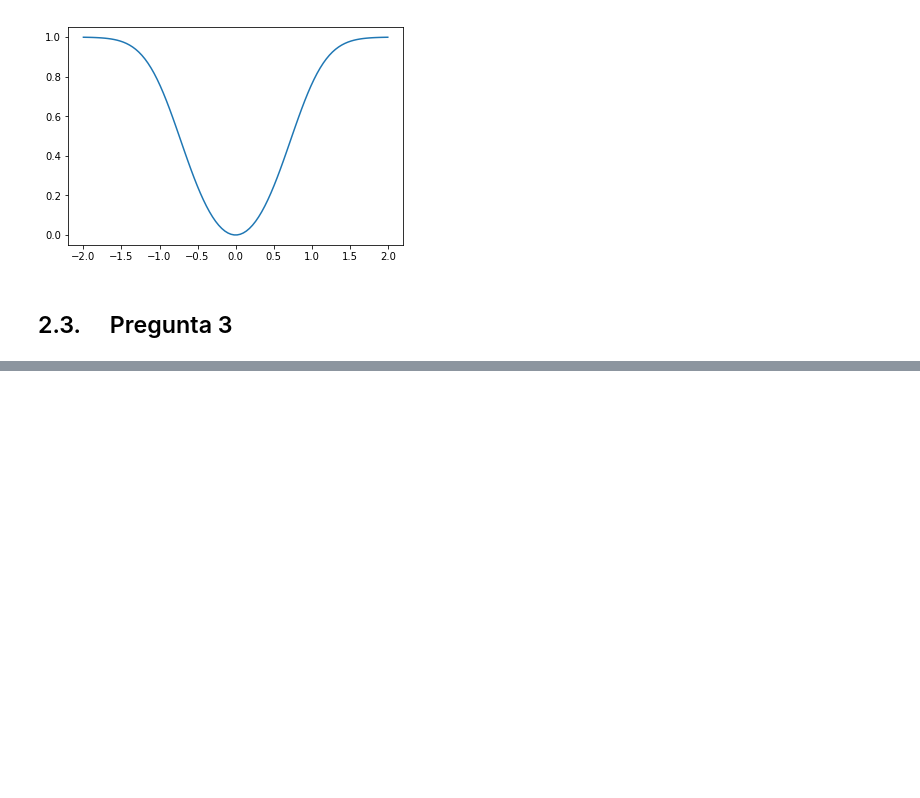
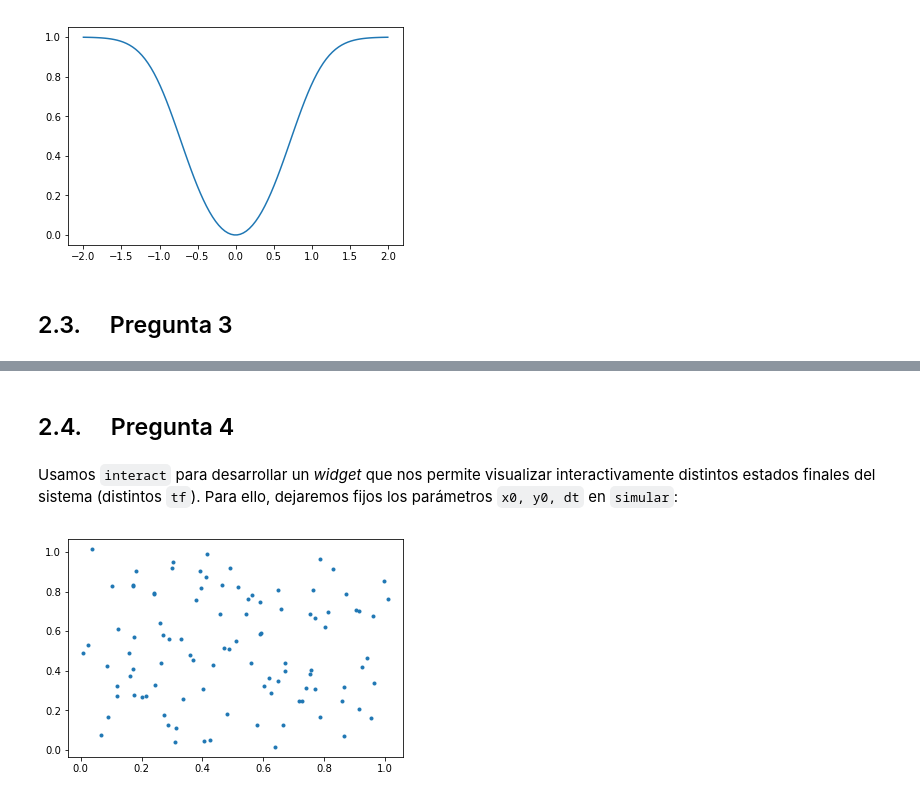
Before and after one commit to avberrio/programacion_cientifica, a Jupyter notebook: Actividades/Actividad 7/Activity 7.ipynb, the cells around one changed output, grey strips where cells are left out. Drawn from its saved outputs; the diff is of its cells as text; code cells hidden in the pictures; blank space fills up the shorter version.

```diff
--- a/Actividades/Actividad 7/Activity 7.ipynb
+++ b/Actividades/Actividad 7/Activity 7.ipynb
@@ -55,0 +77,8 @@ plt.show()
+# %% [markdown]
+## 2.4. &nbsp;&nbsp;&nbsp; Pregunta 4
+# %% [markdown]
+Usamos `interact` para desarrollar un _widget_ que nos permite visualizar interactivamente distintos estados finales del sistema (distintos `tf`). Para ello, dejaremos fijos los parámetros `x0, y0, dt` en `simular`:
+# %%
+interact(simular, x0 = fixed(x), y0 = fixed(y), dt = fixed(0.01), tf = (1, 500, 1))
+# %% [output]
+[figure, added]
```
Also changed, not shown: parts of 5 cells of this notebook.
